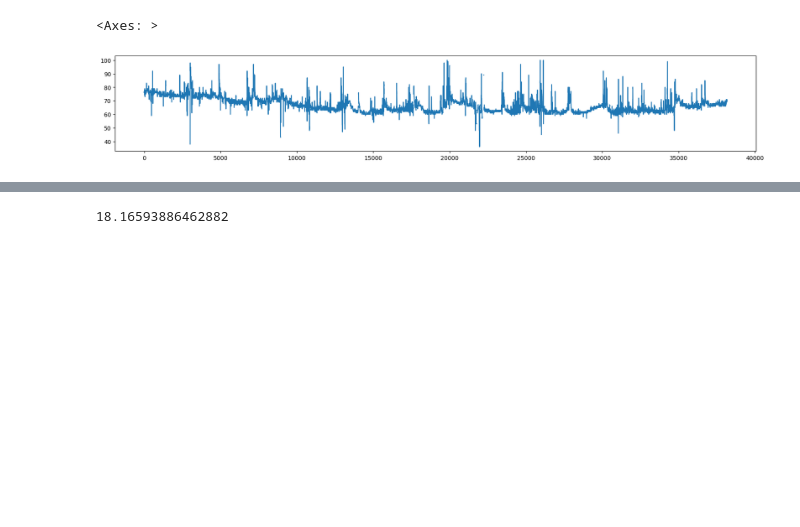
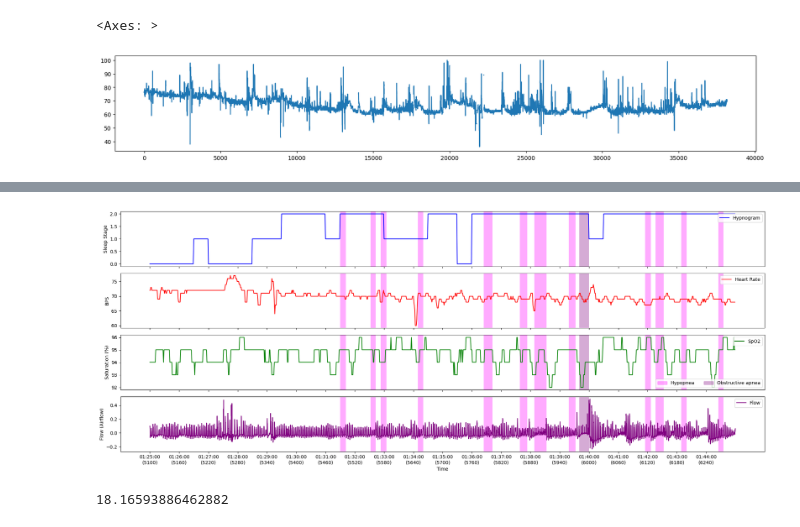
Before and after one commit to JulianBvW/Wearable-Sleep-Event-Detection, a Jupyter notebook: Notebooks/recording_test.ipynb, the cells around one changed output, grey strips where cells are left out. Cells and saved outputs as stored; diff of their text form; code cells hidden in the pictures; blank space fills up the shorter version.

```diff
--- a/Notebooks/recording_test.ipynb
+++ b/Notebooks/recording_test.ipynb
@@ -46,3 +50,7 @@ r1.look_at('06:00:00', '00:30:00')
+# %%
+r1.look_at('01:35:00', '00:10:00', events=['Hypopnea', 'Obstructive apnea'])
+# %% [output]
+[figure, added]
 # %%
 r1.get_ahi()
 # %% [output]
```
Also changed, not shown: parts of 4 cells of this notebook, 1 other file.
